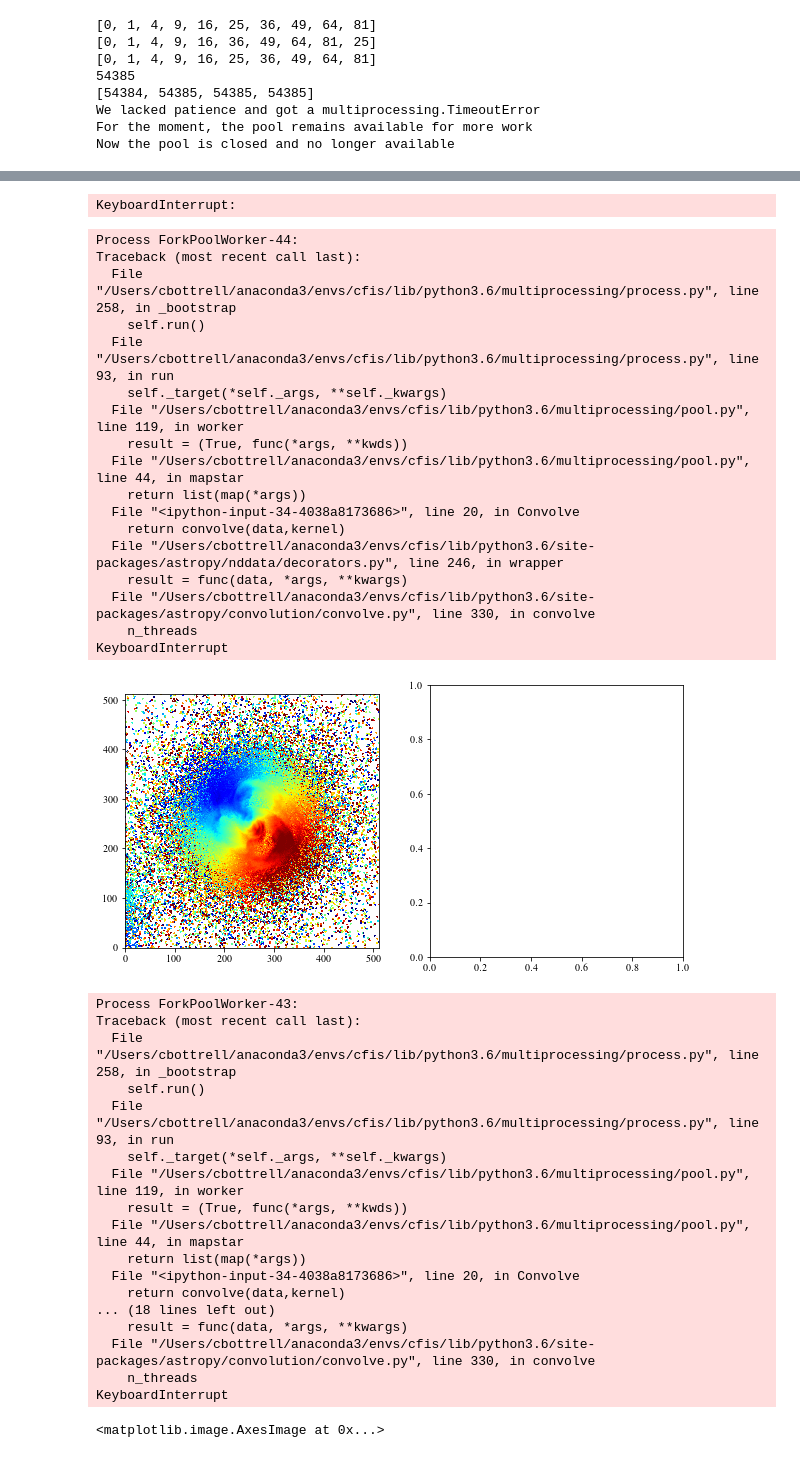
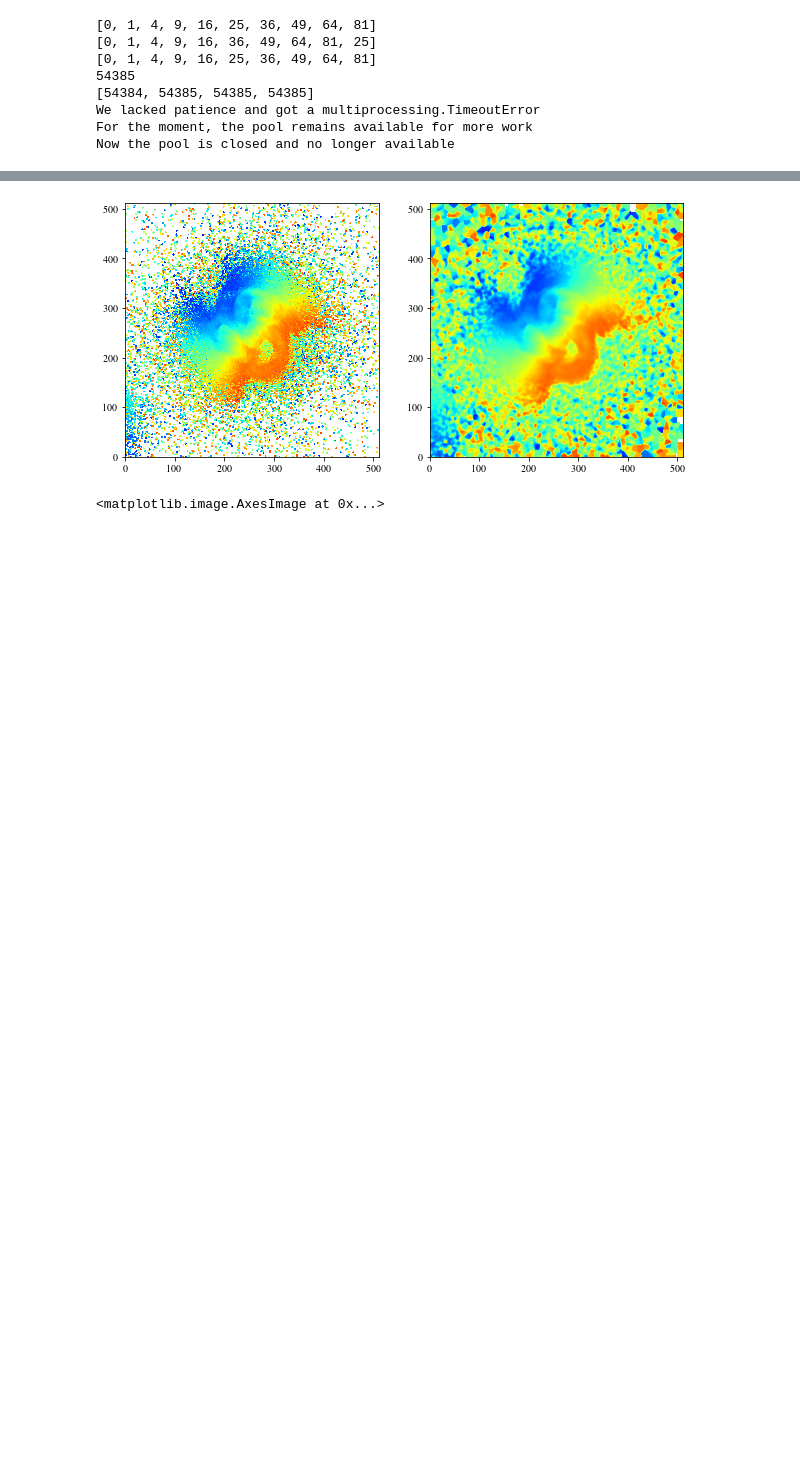
Before and after one commit to cbottrell/RealSim-IFS, a Jupyter notebook: RealSim-IFS_MaNGA_Observe_tests.ipynb, the cells around one changed output, grey strips where cells are left out. Drawn from its saved outputs; the diff is of its cells as text; code cells hidden in the pictures; blank space fills up the shorter version.

```diff
--- a/RealSim-IFS_MaNGA_Observe_tests.ipynb
+++ b/RealSim-IFS_MaNGA_Observe_tests.ipynb
@@ -267,7 +267,7 @@ def MaNGA_Prepare(filename,redshift=0.046,psf_type='None',psf_fwhm_arcsec=10,
         sys.exit('Datacube not found. Quitting...')
 
     if filename.endswith('.fits'):
-        data = np.transpose(fits.getdata(filename),[2,0,1])
+        data = np.transpose(fits.getdata(filename),[2,0,1])[150-15:150+15]
         hdr = fits.getheader(filename)
     else:
         sys.exit('Datacube is not in FITS format. Quitting...')
@@ -298,24 +298,30 @@ def MaNGA_Prepare(filename,redshift=0.046,psf_type='None',psf_fwhm_arcsec=10,
                 cpu_count = os.environ.get("SLURM_JOB_CPUS_PER_NODE")
             else:
                 cpu_count = multiprocessing.cpu_count()
-            args = [(data[i],kernel) for i in range(len(data))]
+#             args = [(data[i],kernel) for i in range(len(data))]
             start = time.time()
-            data = np.array(MyPool(Convolve,args,cpu_count))
+#             data = np.array(MyPool(Convolve,args,cpu_count))
+            data_prime = np.zeros_like(data)
+            for i in range(len(data_prime)):
+                data_prime[i] = convolve(data[i],kernel)
+                print(i)
+
             print(time.time()-start)
 
-    return data
+    return data_prime
 
 def generate_maps(losvd_name):
     if not os.access(losvd_name,0):
         print('LOSVD file not found')
     else:
         losvd_head = fits.getheader(losvd_name)
-        losvd_data = fits.getdata(losvd_name)
+        losvd_data = fits.getdata(losvd_name)[...,150-15:150+15]
         losvd_shape = losvd_data.shape
         vlim = losvd_head['VLIM'] # km/s
         delv = losvd_head['DELV'] # km/s
         fov = losvd_head['FOVSIZE']/1000. # kpc
-        vel = np.linspace(-vlim,vlim,losvd_shape[-1],endpoint=False)+delv/2.
+        #vel = np.linspace(-vlim,vlim,losvd_shape[-1],endpoint=False)+delv/2.
+        vel = np.linspace(-15*delv,15*delv,losvd_shape[-1],endpoint=False)+delv/2.
         sum_wi = np.nansum(losvd_data,axis=-1)
         sum_wivi = np.nansum(losvd_data*vel,axis=-1)
         vbar = sum_wivi/sum_wi
@@ -336,7 +342,8 @@ def generate_from_data(losvd_name,losvd_data):
         vlim = losvd_head['VLIM'] # km/s
         delv = losvd_head['DELV'] # km/s
         fov = losvd_head['FOVSIZE']/1000. # kpc
-        vel = np.linspace(-vlim,vlim,losvd_shape[-1],endpoint=False)+delv/2.
+        #vel = np.linspace(-vlim,vlim,losvd_shape[-1],endpoint=False)+delv/2.
+        vel = np.linspace(-15*delv,15*delv,losvd_shape[-1],endpoint=False)+delv/2.
         sum_wi = np.nansum(losvd_data,axis=-1)
         sum_wivi = np.nansum(losvd_data*vel,axis=-1)
         vbar = sum_wivi/sum_wi
@@ -358,7 +365,7 @@ if __name__ == '__main__':
 
     fig,axarr = plt.subplots(1,2,figsize=(10,5))
 
-    filename = '/Users/cbottrell/Project/RealSim-MaNGA/LOSVD/kinemetry_datacube_G2G3_e-orbit_1_0037_stars_i0.fits'
+    filename = '/Users/cbottrell/Project/RealSim-IFS/LOSVD/kinemetry_datacube_G2G3_e-orbit_1_0037_stars_i0.fits'
     maps = generate_maps(filename)
     axarr[0].imshow(maps[1],vmin=-100,vmax=100,cmap='jet',origin='lower')
 
@@ -375,39 +398,4 @@ if __name__ == '__main__':
-KeyboardInterrupt:
-Process ForkPoolWorker-44:
-Traceback (most recent call last):
-  File "/Users/cbottrell/anaconda3/envs/cfis/lib/python3.6/multiprocessing/process.py", line 258, in _bootstrap
-    self.run()
-  File "/Users/cbottrell/anaconda3/envs/cfis/lib/python3.6/multiprocessing/process.py", line 93, in run
-    self._target(*self._args, **self._kwargs)
-  File "/Users/cbottrell/anaconda3/envs/cfis/lib/python3.6/multiprocessing/pool.py", line 119, in worker
-    result = (True, func(*args, **kwds))
-  File "/Users/cbottrell/anaconda3/envs/cfis/lib/python3.6/multiprocessing/pool.py", line 44, in mapstar
-    return list(map(*args))
-  File "<ipython-input-34-4038a8173686>", line 20, in Convolve
-    return convolve(data,kernel)
-  File "/Users/cbottrell/anaconda3/envs/cfis/lib/python3.6/site-packages/astropy/nddata/decorators.py", line 246, in wrapper
-    result = func(data, *args, **kwargs)
-  File "/Users/cbottrell/anaconda3/envs/cfis/lib/python3.6/site-packages/astropy/convolution/convolve.py", line 330, in convolve
-    n_threads
-KeyboardInterrupt
-[figure, old version]
+[figure, new version]
-Process ForkPoolWorker-43:
-Traceback (most recent call last):
-  File "/Users/cbottrell/anaconda3/envs/cfis/lib/python3.6/multiprocessing/process.py", line 258, in _bootstrap
-    self.run()
-  File "/Users/cbottrell/anaconda3/envs/cfis/lib/python3.6/multiprocessing/process.py", line 93, in run
-    self._target(*self._args, **self._kwargs)
-  File "/Users/cbottrell/anaconda3/envs/cfis/lib/python3.6/multiprocessing/pool.py", line 119, in worker
-    result = (True, func(*args, **kwds))
-  File "/Users/cbottrell/anaconda3/envs/cfis/lib/python3.6/multiprocessing/pool.py", line 44, in mapstar
-    return list(map(*args))
-  File "<ipython-input-34-4038a8173686>", line 20, in Convolve
-    return convolve(data,kernel)
-... (18 lines left out)
-    result = func(data, *args, **kwargs)
-  File "/Users/cbottrell/anaconda3/envs/cfis/lib/python3.6/site-packages/astropy/convolution/convolve.py", line 330, in convolve
-    n_threads
-KeyboardInterrupt
 # %%
 fig,axarr = plt.subplots(1,2,figsize=(10,5))
 
```
Also changed, not shown: parts of 1 cell of this notebook.
